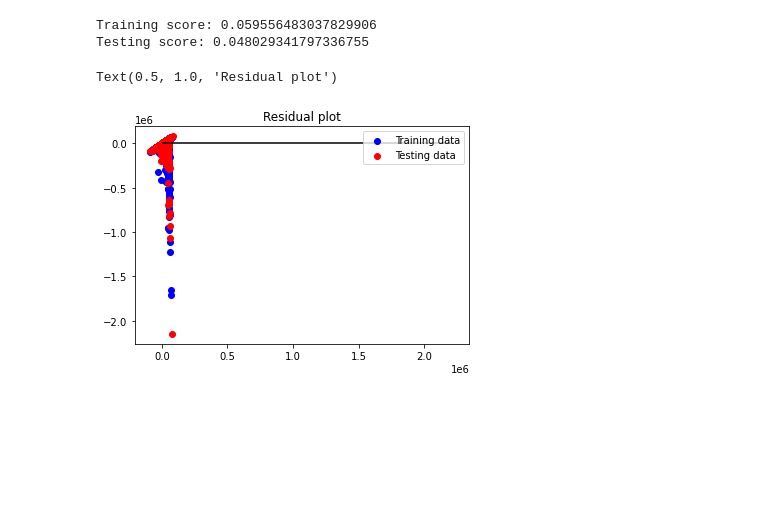
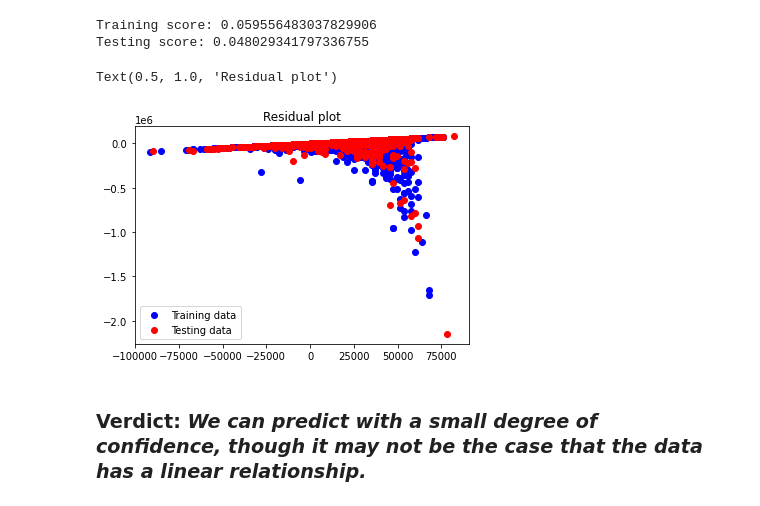
Before and after one commit to AlejandraRosa/final_project, a Jupyter notebook: notebooks/regressions.ipynb, the cells around one changed output. Cells and saved outputs as stored; diff of their text form; code cells hidden in the pictures; blank space fills up the shorter version.

```diff
--- a/notebooks/regressions.ipynb
+++ b/notebooks/regressions.ipynb
@@ -464,10 +457,10 @@ Testing score: 0.048029341797336755
 # %%
 # Plot residuals
 plt.scatter(model.predict(X_train), model.predict(X_train) - y_train, c="blue", label="Training data")
 plt.scatter(model.predict(X_test), model.predict(X_test) - y_test, c="red", label="Testing data")
 plt.legend()
-plt.hlines(y=0, xmin=y.min(), xmax=y.max())
+#plt.hlines(y=0, xmin=y.min(), xmax=y.max())
 plt.title("Residual plot")
 # %% [output]
 Text(0.5, 1.0, 'Residual plot')
-[figure, old version]
+[figure, new version]
@@ -494,0 +467,2 @@ print(f"R2 Score: {score}")
+# %% [markdown]
+### Verdict: *We can predict with a small degree of confidence, though it may not be the case that the data has a linear relationship.*
```
Also changed, not shown: parts of 50 cells of this notebook.
